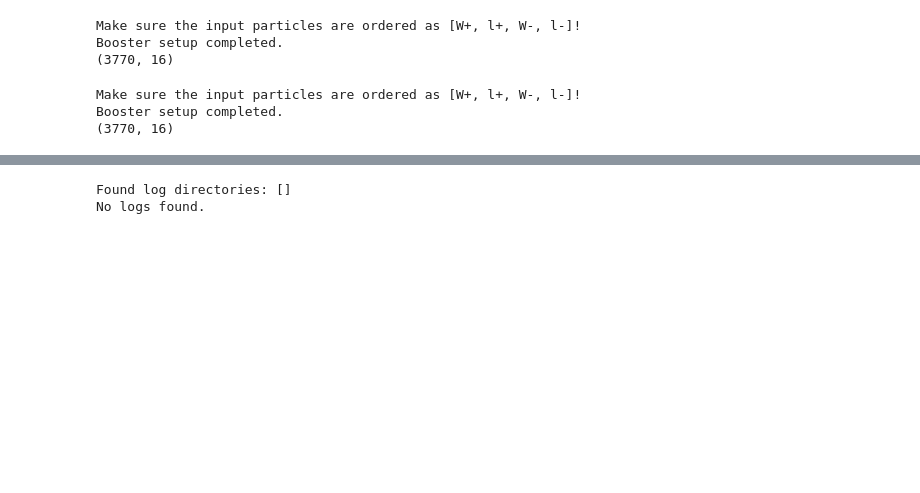
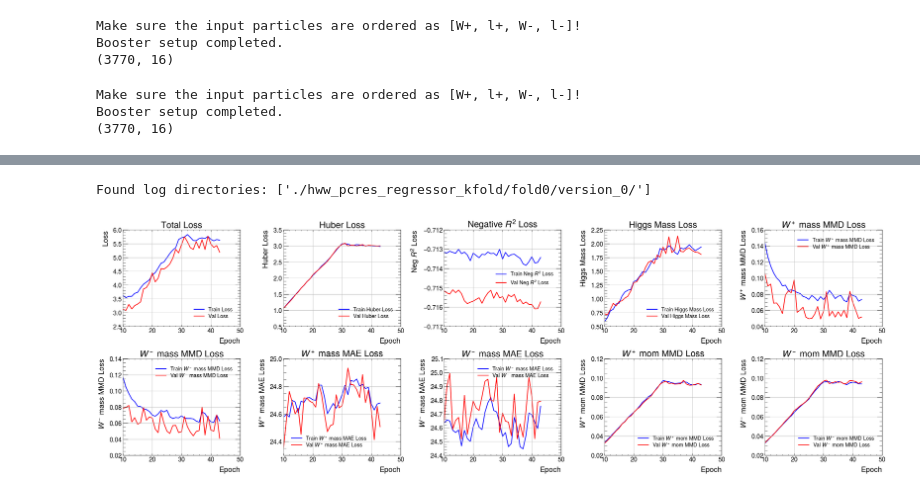
Before and after one commit to yygarypeng/ww-pcres, a Jupyter notebook: visualize.ipynb, the cells around one changed output, grey strips where cells are left out. Cells and saved outputs as stored; diff of their text form; code cells hidden in the pictures; blank space fills up the shorter version.

```diff
--- a/visualize.ipynb
+++ b/visualize.ipynb
@@ -515,7 +588,7 @@ pred_swap = pred_swap_w0
 # plot_1d_swap_hist(pred_l0_theta_phi[1], true_l0_theta_phi[1], pred_l0_theta_phi[1][pred_correct], true_l0_theta_phi[1][pred_correct], r"$\phi^\ast_{\ell^+}$ correct", np.linspace(-1, 1, 51), unit="rad/$\pi$")
 # plot_2d_swap_hist(pred_l0_theta_phi[1][pred_correct], true_l0_theta_phi[1][pred_correct], r"$\phi^\ast_{\ell^+}$ correct", np.linspace(-1, 1, 51), vmax=1e3, log=True, unit="rad/$\pi$", color="black",)
 # %%
-log_dirs = glob.glob(f"./hww_pcres_regressor/{fold}/*")
+log_dirs = glob.glob(f"./hww_pcres_regressor_kfold/{fold}/*/")
 print(f"Found log directories: {log_dirs}")
 if not log_dirs:
     print("No logs found.")
@@ -543,13 +616,15 @@ else:
                 ("loss", "val_loss", "Total Loss", "Loss"),
                 ("huber_loss", "val_huber_loss", "Huber Loss", "Huber Loss"),
                 ("neg_r2_loss", "val_neg_r2_loss", "Negative $R^2$ Loss", "Neg $R^2$ Loss"),
-                ("nu_mass_loss", "val_nu_mass_loss", "Neutrino Mass Loss", "Nu Mass Loss"),
-                ("dinu_pt_loss", "val_dinu_pt_loss", r"$p^{\nu\nu}_T$ Loss", r"$p^{\nu\nu}_T$ Loss"),
+                # ("nu_mass_loss", "val_nu_mass_loss", "Neutrino Mass Loss", "Nu Mass Loss"),
+                # ("dinu_pt_loss", "val_dinu_pt_loss", r"$p^{\nu\nu}_T$ Loss", r"$p^{\nu\nu}_T$ Loss"),
                 ("higgs_mass_loss", "val_higgs_mass_loss", "Higgs Mass Loss", "Higgs Mass Loss"),
-                ("w_mass_mmd0_loss", "val_w_mass_mmd0_loss", "$W^+$ MMD Loss", "$W^+$ MMD Loss"),
-                ("w_mass_mmd1_loss", "val_w_mass_mmd1_loss", "$W^-$ MMD Loss", "$W^-$ MMD Loss"),
-                ("w0_mass_mae_loss", "val_w0_mass_mae_loss", "$W^+$ MAE Loss", "$W^+$ MAE Loss"),
-                ("w1_mass_mae_loss", "val_w1_mass_mae_loss", "$W^-$ MAE Loss", "$W^-$ MAE Loss"),
+                ("w_mass_mmd0_loss", "val_w_mass_mmd0_loss", "$W^+$ mass MMD Loss", "$W^+$ mass MMD Loss"),
+                ("w_mass_mmd1_loss", "val_w_mass_mmd1_loss", "$W^-$ mass MMD Loss", "$W^-$ mass MMD Loss"),
+                ("w0_mass_mae_loss", "val_w0_mass_mae_loss", "$W^+$ mass MAE Loss", "$W^+$ mass MAE Loss"),
+                ("w1_mass_mae_loss", "val_w1_mass_mae_loss", "$W^-$ mass MAE Loss", "$W^-$ mass MAE Loss"),
+                ("aux_mom_mmd0_loss", "val_aux_mom_mmd0_loss", "$W^+$ mom MMD Loss", "$W^+$ mom MMD Loss"),
+                ("aux_mom_mmd1_loss", "val_aux_mom_mmd1_loss", "$W^-$ mom MMD Loss", "$W^-$ mom MMD Loss"),
             ]
 
             def apply_scale(ax, data):
@@ -565,32 +640,32 @@ else:
             epochs_val = df_clean_val["epoch"].iloc[10:]
 
             for ax, (train_col, val_col, title, ylabel) in zip(axes, plot_configs):
                 if train_col not in df_clean_train.columns or val_col not in df_clean_val.columns:
                     ax.set_visible(False)
                     continue
 
                 ax.plot(epochs_train, df_clean_train[train_col].iloc[10:], label=f"Train {ylabel}", color="blue")
                 ax.plot(epochs_val, df_clean_val[val_col].iloc[10:], label=f"Val {ylabel}", color="red")
                 ax.set_xlabel("Epoch")
                 ax.set_ylabel(ylabel)
                 ax.set_title(title)
                 ax.legend()
                 ax.grid(True)
                 # apply_scale(ax, pd.concat([df_clean_train[train_col], df_clean_val[val_col]]))
 
             plt.tight_layout()
             plt.show()
 
             last_epoch = df_clean_train["epoch"].iloc[-1]
             print(f"Final Training Losses (Epoch {last_epoch}):")
             for train_col, _, title, _ in plot_configs:
                 if train_col in df_clean_train.columns:
                     print(f"  {title}: {df_clean_train[train_col].iloc[-1]:.6f}")
 
             print("Final Validation Losses:")
             for _, val_col, title, _ in plot_configs:
                 if val_col in df_clean_val.columns:
                     print(f"  {title}: {df_clean_val[val_col].iloc[-1]:.6f}")
 # %% [output]
-Found log directories: []
-No logs found.
+Found log directories: ['./hww_pcres_regressor_kfold/fold0/version_0/']
+[figure, added]
```
Also changed, not shown: parts of 16 cells of this notebook, 12 other files.
